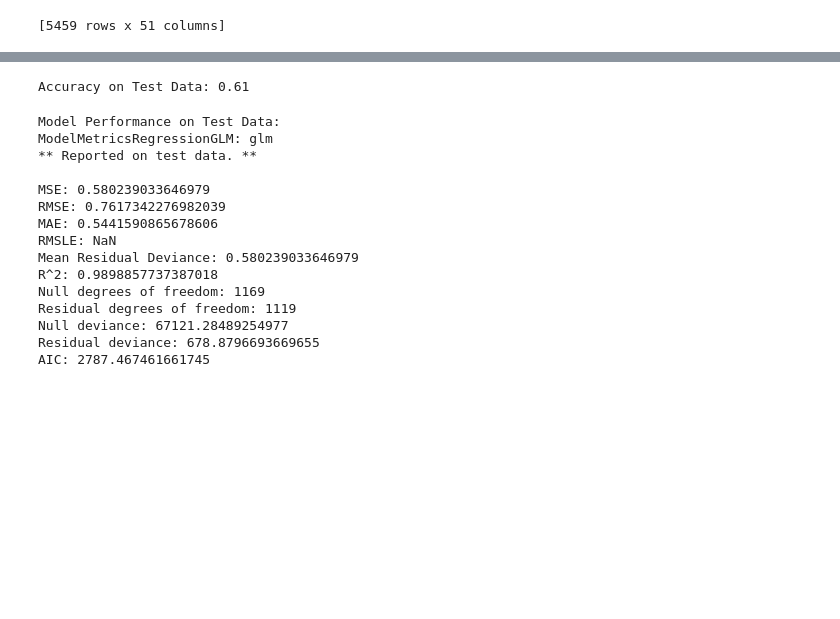
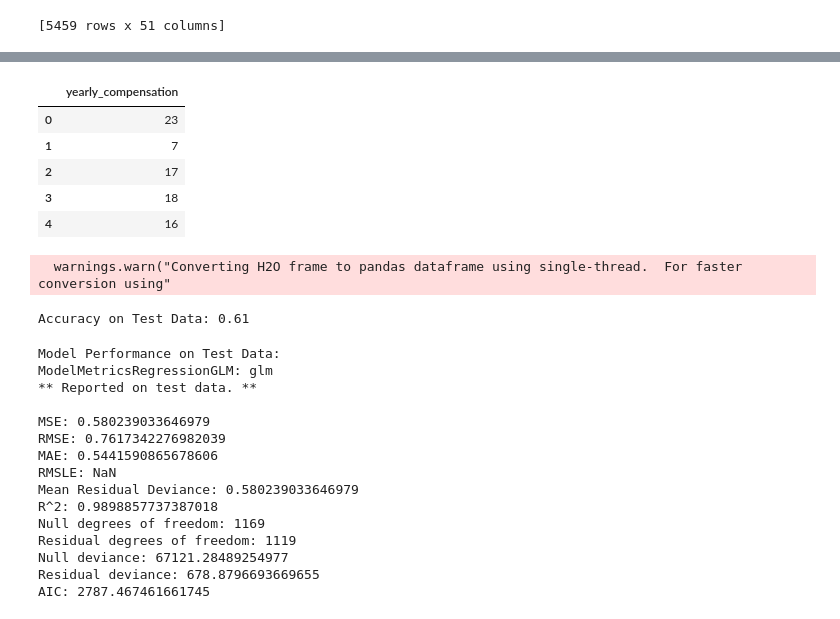
Before and after one commit to Aaron2k02/data-mining-warehousing-wages-analysis, a Jupyter notebook: notebooks/04_modelling/02_AutoML.ipynb, the cells around one changed output, grey strips where cells are left out. Saved outputs shown, nothing was run; the diff lists cells and outputs as text; code cells hidden in the pictures; blank space fills up the shorter version.

```diff
--- a/notebooks/04_modelling/02_AutoML.ipynb
+++ b/notebooks/04_modelling/02_AutoML.ipynb
@@ -222,15 +217,25 @@ glm prediction progress: |██████████████████
+# %%
+actual.head()
+# %% [output]
+|  | yearly_compensation |
+| 0 | 23 |
+| 1 | 7 |
+| 2 | 17 |
+| 3 | 18 |
+| 4 | 16 |
 # %%
 # Flatten `actual_values` to match dimensions
-actual_values = actual.flatten()
+actual_values = actual.to_numpy().ravel().flatten()
 
 # Round predictions to nearest integer
-rounded_predictions = predictions.round().astype(int)
+rounded_predictions = predictions.as_data_frame().to_numpy().ravel().round().astype(int)
 
 # Compute accuracy
 accuracy = accuracy_score(actual_values, rounded_predictions)
 print(f"Accuracy on Test Data: {accuracy:.2f}")
 # %% [output]
-Accuracy on Test Data: 0.61
+  warnings.warn("Converting H2O frame to pandas dataframe using single-thread.  For faster conversion using"
+Accuracy on Test Data: 0.61
 # %%
 # Evaluate model performance
 performance = best_model.model_performance(test_h2o)
```
Also changed, not shown: parts of 12 cells of this notebook, 1 other file.
